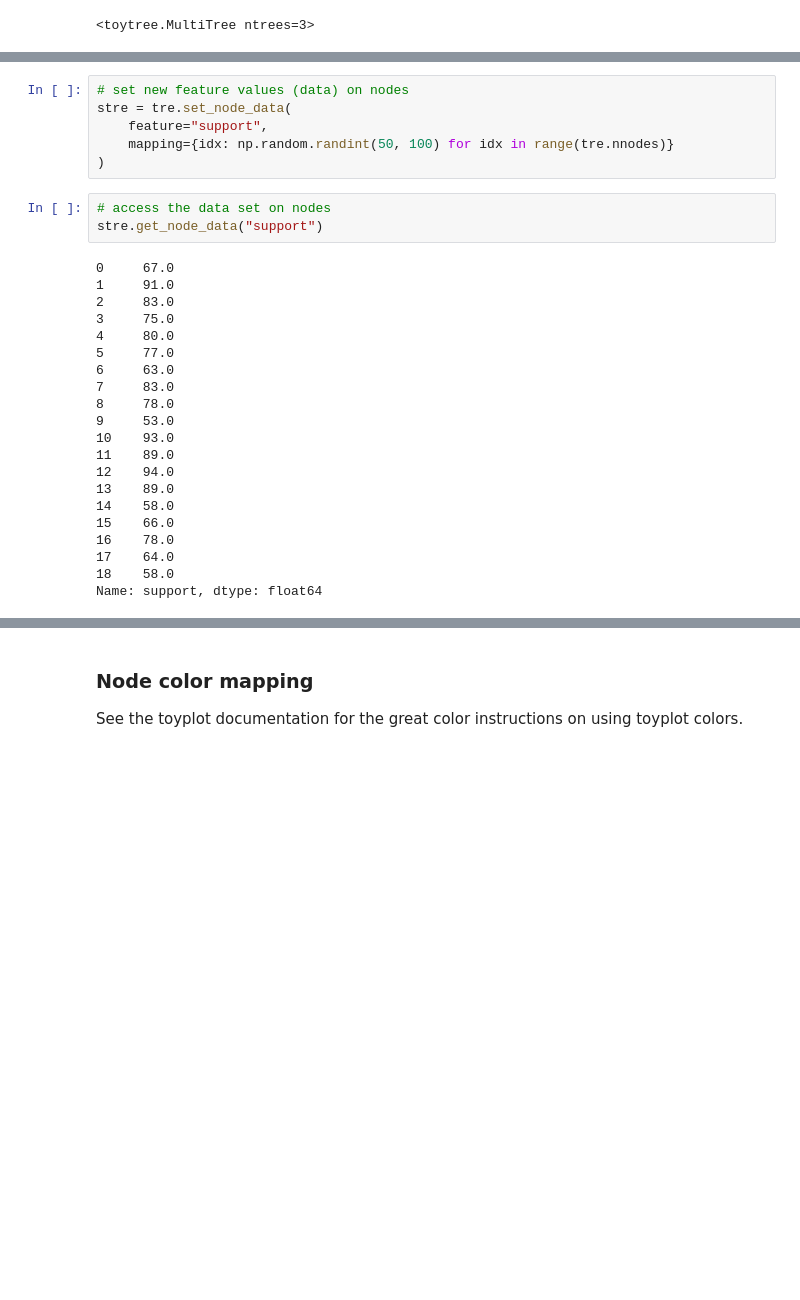
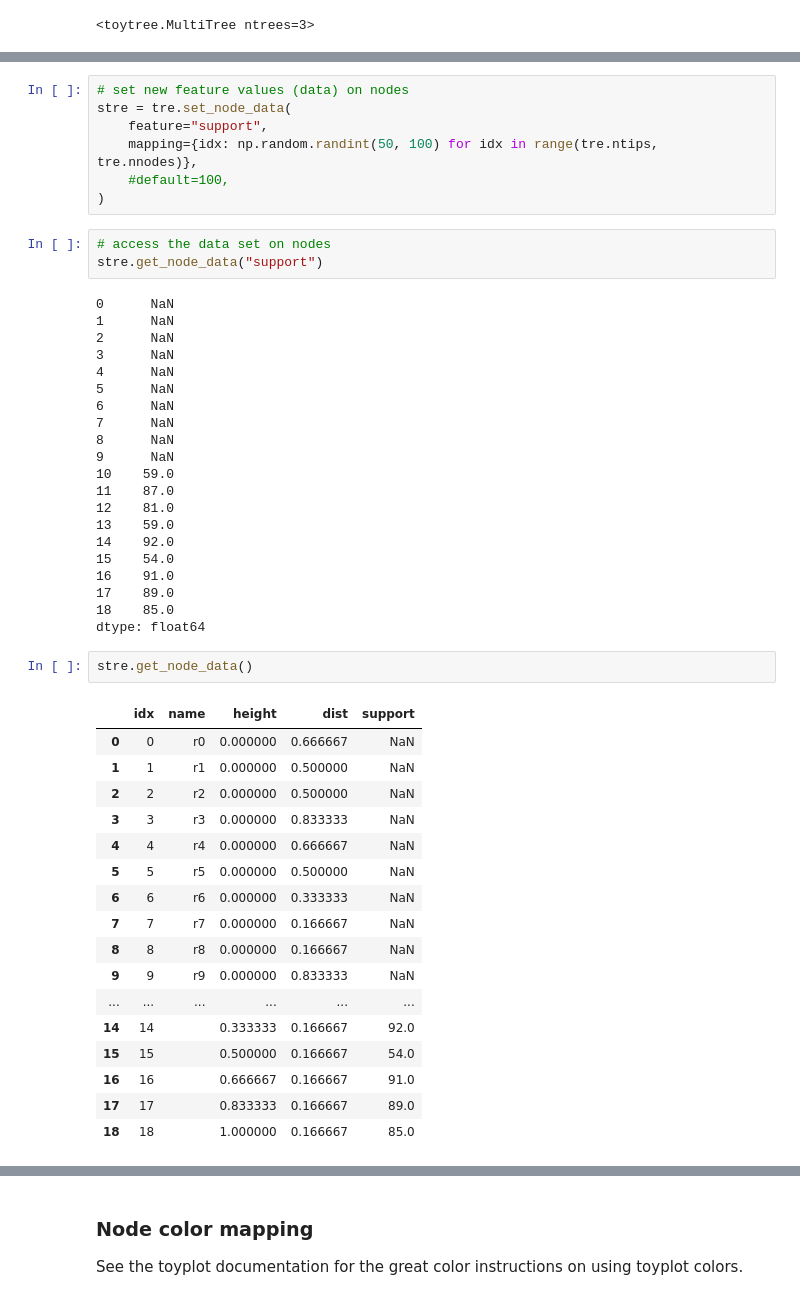
Before and after one commit to eaton-lab/toytree, a Jupyter notebook: old_docs/4-tutorial.ipynb, the cells around one changed output, grey strips where cells are left out. Cells and saved outputs as stored; diff of their text form; blank space fills up the shorter version.

```diff
--- a/old_docs/4-tutorial.ipynb
+++ b/old_docs/4-tutorial.ipynb
@@ -249,29 +291,50 @@ tre.draw(node_labels='idx', node_sizes=15);
 # set new feature values (data) on nodes
 stre = tre.set_node_data(
     feature="support",
-    mapping={idx: np.random.randint(50, 100) for idx in range(tre.nnodes)}
+    mapping={idx: np.random.randint(50, 100) for idx in range(tre.ntips, tre.nnodes)},
+    #default=100,
 )
 # %%
 # access the data set on nodes
 stre.get_node_data("support")
 # %% [output]
-0     67.0
-1     91.0
-2     83.0
-3     75.0
-4     80.0
-5     77.0
-6     63.0
-7     83.0
-8     78.0
-9     53.0
-10    93.0
-11    89.0
-12    94.0
-13    89.0
-14    58.0
-15    66.0
-16    78.0
-17    64.0
-18    58.0
-Name: support, dtype: float64
+0      NaN
+1      NaN
+2      NaN
+3      NaN
+4      NaN
+5      NaN
+6      NaN
+7      NaN
+8      NaN
+9      NaN
+10    59.0
+11    87.0
+12    81.0
+13    59.0
+14    92.0
+15    54.0
+16    91.0
+17    89.0
+18    85.0
+dtype: float64
+# %%
+stre.get_node_data()
+# %% [output]
+|  | idx | name | height | dist | support |
+| 0 | 0 | r0 | 0.000000 | 0.666667 | NaN |
+| 1 | 1 | r1 | 0.000000 | 0.500000 | NaN |
+| 2 | 2 | r2 | 0.000000 | 0.500000 | NaN |
+| 3 | 3 | r3 | 0.000000 | 0.833333 | NaN |
+| 4 | 4 | r4 | 0.000000 | 0.666667 | NaN |
+| 5 | 5 | r5 | 0.000000 | 0.500000 | NaN |
+| 6 | 6 | r6 | 0.000000 | 0.333333 | NaN |
+| 7 | 7 | r7 | 0.000000 | 0.166667 | NaN |
+| 8 | 8 | r8 | 0.000000 | 0.166667 | NaN |
+| 9 | 9 | r9 | 0.000000 | 0.833333 | NaN |
+| ... | ... | ... | ... | ... | ... |
+| 14 | 14 |  | 0.333333 | 0.166667 | 92.0 |
+| 15 | 15 |  | 0.500000 | 0.166667 | 54.0 |
+| 16 | 16 |  | 0.666667 | 0.166667 | 91.0 |
+| 17 | 17 |  | 0.833333 | 0.166667 | 89.0 |
+| 18 | 18 |  | 1.000000 | 0.166667 | 85.0 |
```
Also changed, not shown: parts of 59 cells of this notebook, 8 other files.
